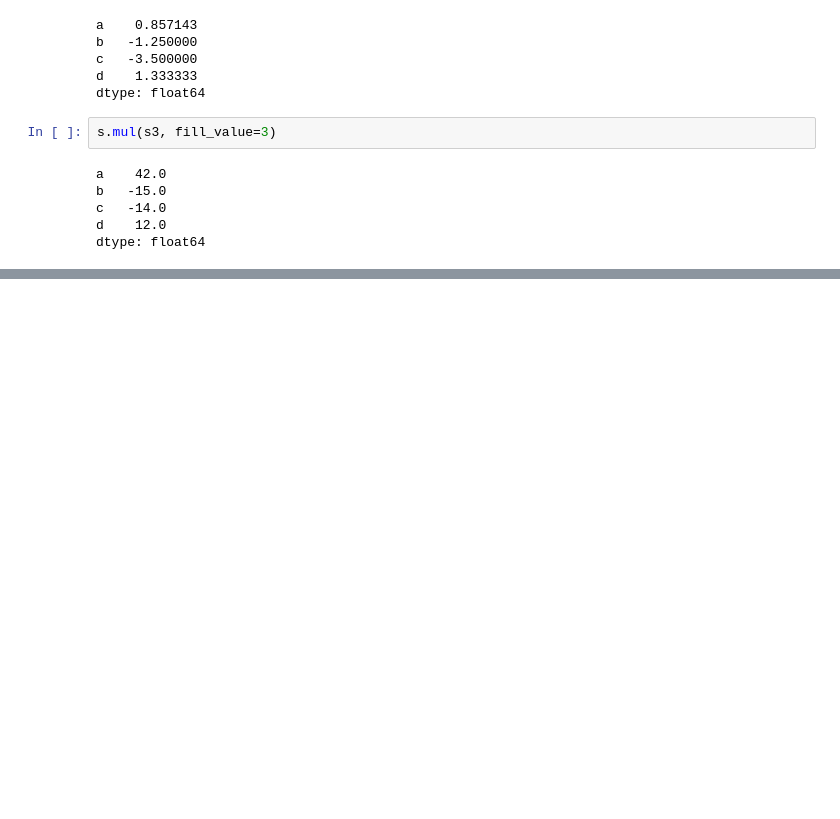
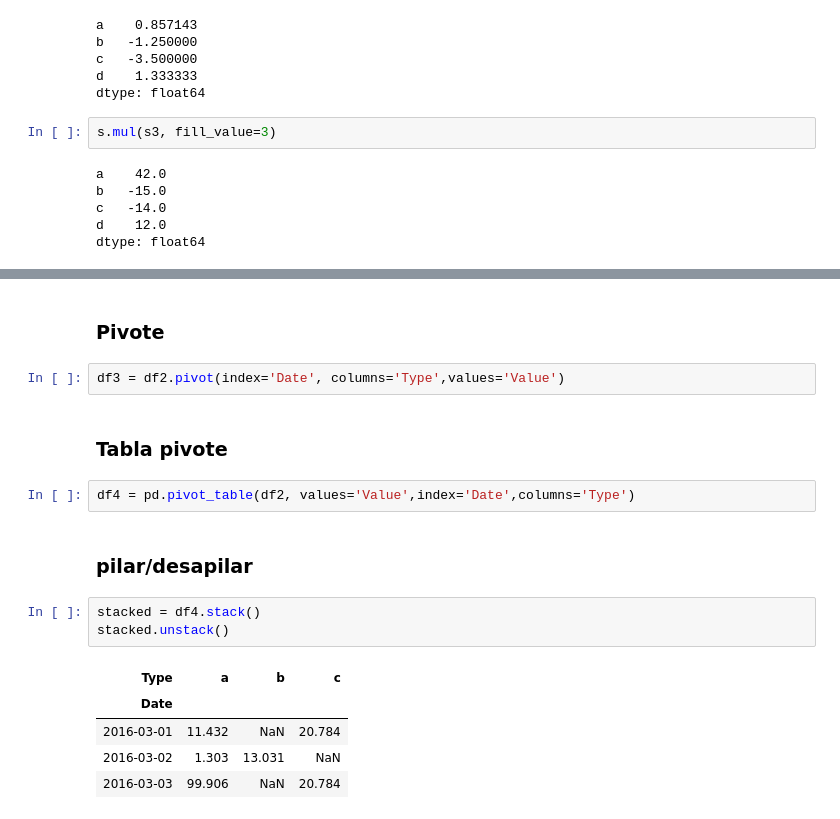
Before and after one commit to HenryDiaz1202/JupyterNotebooks, a Jupyter notebook: trucosPanda.ipynb, the cells around one changed output, grey strips where cells are left out. Drawn from its saved outputs; the diff is of its cells as text; blank space fills up the shorter version.

```diff
--- a/trucosPanda.ipynb
+++ b/trucosPanda.ipynb
@@ -355,0 +384,19 @@ dtype: float64
+# %% [markdown]
+### Pivote
+# %%
+df3 = df2.pivot(index='Date', columns='Type',values='Value')
+# %% [markdown]
+### Tabla pivote
+# %%
+df4 = pd.pivot_table(df2, values='Value',index='Date',columns='Type')
+# %% [markdown]
+### pilar/desapilar
+# %%
+stacked = df4.stack()
+stacked.unstack()
+# %% [output]
+| Type | a | b | c |
+| Date |  |  |  |
+| 2016-03-01 | 11.432 | NaN | 20.784 |
+| 2016-03-02 | 1.303 | 13.031 | NaN |
+| 2016-03-03 | 99.906 | NaN | 20.784 |
```
Also changed, not shown: parts of 11 cells of this notebook, 2 other files.
